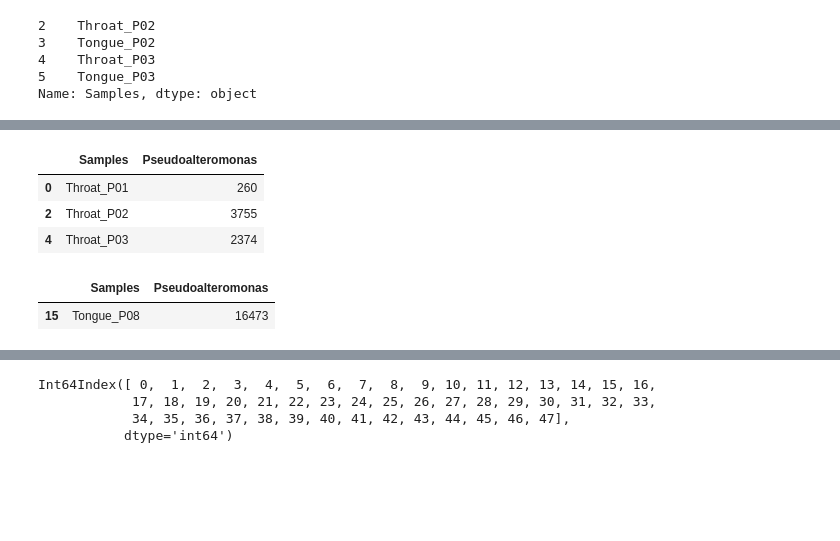
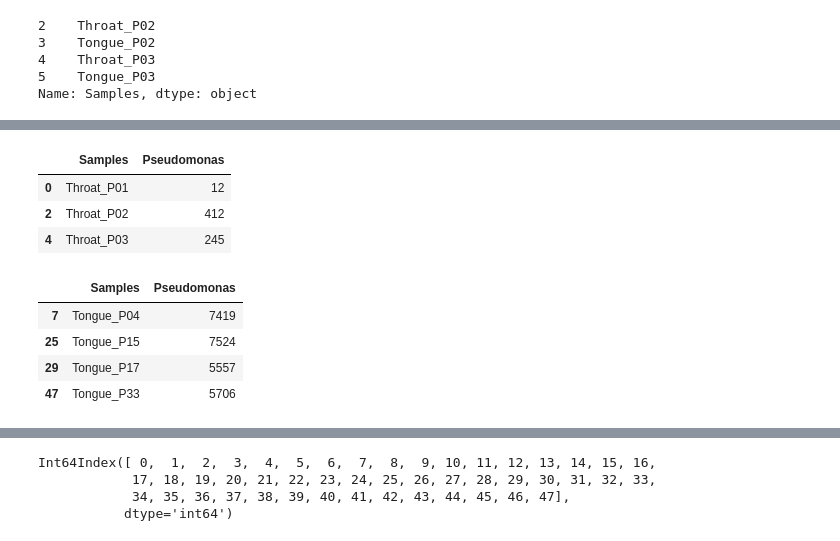
Before and after one commit to gonzalezem/Python_workshop_condordia_june_2016, a Jupyter notebook: workshop_concordia_2016.ipynb, the cells around one changed output, grey strips where cells are left out. Saved outputs shown, nothing was run; the diff lists cells and outputs as text; code cells hidden in the pictures; blank space fills up the shorter version.

Commit message:
Order and pseudomonas correction

```diff
--- a/workshop_concordia_2016.ipynb
+++ b/workshop_concordia_2016.ipynb
@@ -209,18 +209,21 @@ counts.loc[2:5, 'Samples':'Staphylococcus_aureus']
 | 5 | Tongue_P03 | 321 | 795 | 4760 | 0 | ... |
 # %%
 #More selective?
-counts.loc[[0,2,4], ['Samples','Pseudoalteromonas']]
+counts.loc[[0,2,4], ['Samples','Pseudomonas']]
 # %% [output]
-|  | Samples | Pseudoalteromonas |
-| 0 | Throat_P01 | 260 |
-| 2 | Throat_P02 | 3755 |
-| 4 | Throat_P03 | 2374 |
+|  | Samples | Pseudomonas |
+| 0 | Throat_P01 | 12 |
+| 2 | Throat_P02 | 412 |
+| 4 | Throat_P03 | 245 |
 # %%
 #Even more!
-counts.loc[counts['Pseudoalteromonas'] > 10000 , ['Samples','Pseudoalteromonas']]
+counts.loc[counts['Pseudomonas'] > 5000 , ['Samples','Pseudomonas']]
 # %% [output]
-|  | Samples | Pseudoalteromonas |
-| 15 | Tongue_P08 | 16473 |
+|  | Samples | Pseudomonas |
+| 7 | Tongue_P04 | 7419 |
+| 25 | Tongue_P15 | 7524 |
+| 29 | Tongue_P17 | 5557 |
+| 47 | Tongue_P33 | 5706 |
 # %%
 #We don't have to, but sometimes it is easier to specify that the first column are row names, i.e. index
 indexed_counts = counts.set_index(['Samples'])
```
Also changed, not shown: parts of 32 cells of this notebook, 2 other files.
